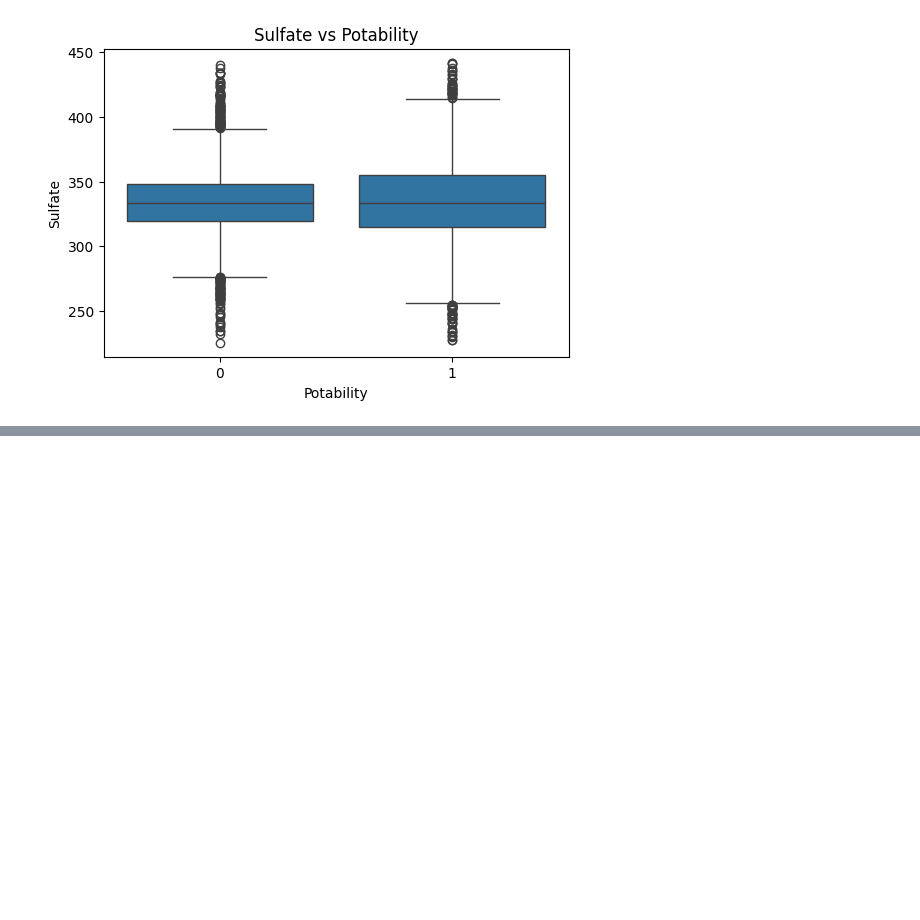
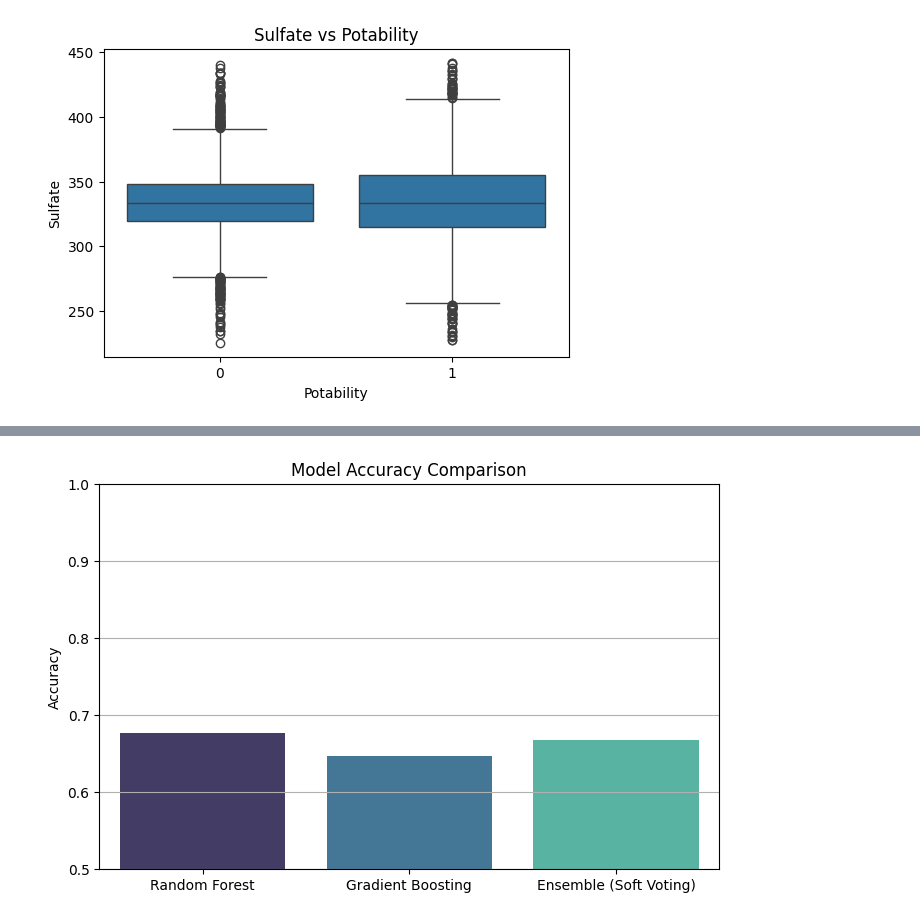
Before and after one commit to samiha-mahin/Water-Quality-Monitoring-QPAIN-2025, a Jupyter notebook: WQ_EnsembleDT.ipynb, the cells around one changed output, grey strips where cells are left out. Cells and saved outputs as stored; diff of their text form; code cells hidden in the pictures; blank space fills up the shorter version.

```diff
--- a/WQ_EnsembleDT.ipynb
+++ b/WQ_EnsembleDT.ipynb
@@ -169,3 +169,87 @@ for col in features:
 [figure]
 [figure]
 [figure]
+# %%
+import pandas as pd
+import matplotlib.pyplot as plt
+import seaborn as sns
+from sklearn.model_selection import train_test_split
+from sklearn.preprocessing import StandardScaler
+from sklearn.ensemble import RandomForestClassifier, GradientBoostingClassifier, VotingClassifier
+from sklearn.metrics import accuracy_score, classification_report
+from imblearn.over_sampling import SMOTE
+
+# Step 1: Load dataset
+df = pd.read_csv("cleaned_data.csv")
+
+# Step 2: Feature Engineering
+df["Solids_per_Hardness"] = df["Solids"] / (df["Hardness"] + 1e-5)
+df["pH_Turbidity"] = df["ph"] * df["Turbidity"]
+df["Sulfate_Chloramines"] = df["Sulfate"] * df["Chloramines"]
+
+# Step 3: Split features and target
+X = df.drop("Potability", axis=1)
+y = df["Potability"]
+
+# Step 4: Train/Test split
+X_train, X_test, y_train, y_test = train_test_split(X, y, test_size=0.2, random_state=42, stratify=y)
+
+# Step 5: Scale data
+scaler = StandardScaler()
+X_train_scaled = scaler.fit_transform(X_train)
+X_test_scaled = scaler.transform(X_test)
+
+# Step 6: Handle class imbalance
+smote = SMOTE(random_state=42)
+X_resampled, y_resampled = smote.fit_resample(X_train_scaled, y_train)
+
+# Step 7: Define base models with tuned hyperparameters
+rf_model = RandomForestClassifier(
+    n_estimators=200,
+    max_depth=20,
+    min_samples_split=5,
+    min_samples_leaf=2,
+    random_state=42,
+    n_jobs=-1
+)
+
+gb_model = GradientBoostingClassifier(
+    n_estimators=200,
+    learning_rate=0.05,
+    max_depth=5,
+    random_state=42
+)
+
+# Step 8: Ensemble (soft voting)
+ensemble_model = VotingClassifier(estimators=[
+    ('rf', rf_model),
+    ('gb', gb_model)
+], voting='soft')
+
+# Step 9: Train models
+rf_model.fit(X_resampled, y_resampled)
+gb_model.fit(X_resampled, y_resampled)
+ensemble_model.fit(X_resampled, y_resampled)
+
+# Step 10: Evaluate all models
+rf_acc = accuracy_score(y_test, rf_model.predict(X_test_scaled))
+gb_acc = accuracy_score(y_test, gb_model.predict(X_test_scaled))
+ensemble_acc = accuracy_score(y_test, ensemble_model.predict(X_test_scaled))
+
+print("✅ Random Forest Accuracy:", rf_acc)
+print("✅ Gradient Boosting Accuracy:", gb_acc)
+print("✅ Ensemble Accuracy:", ensemble_acc)
+print("📊 Classification Report:\n", classification_report(y_test, ensemble_model.predict(X_test_scaled)))
+
+# Step 11: Accuracy Plot
+plt.figure(figsize=(8, 5))
+model_names = ['Random Forest', 'Gradient Boosting', 'Ensemble (Soft Voting)']
+accuracies = [rf_acc, gb_acc, ensemble_acc]
+
+sns.barplot(x=model_names, y=accuracies, palette="mako")
+plt.ylim(0.5, 1.0)
+plt.ylabel("Accuracy")
+plt.title("Model Accuracy Comparison")
+plt.grid(axis='y')
+plt.show()
+# %% [output]
@@ -171,0 +271 @@ for col in features:
+[figure, added]
```
Also changed, not shown: parts of 1 cell of this notebook.
